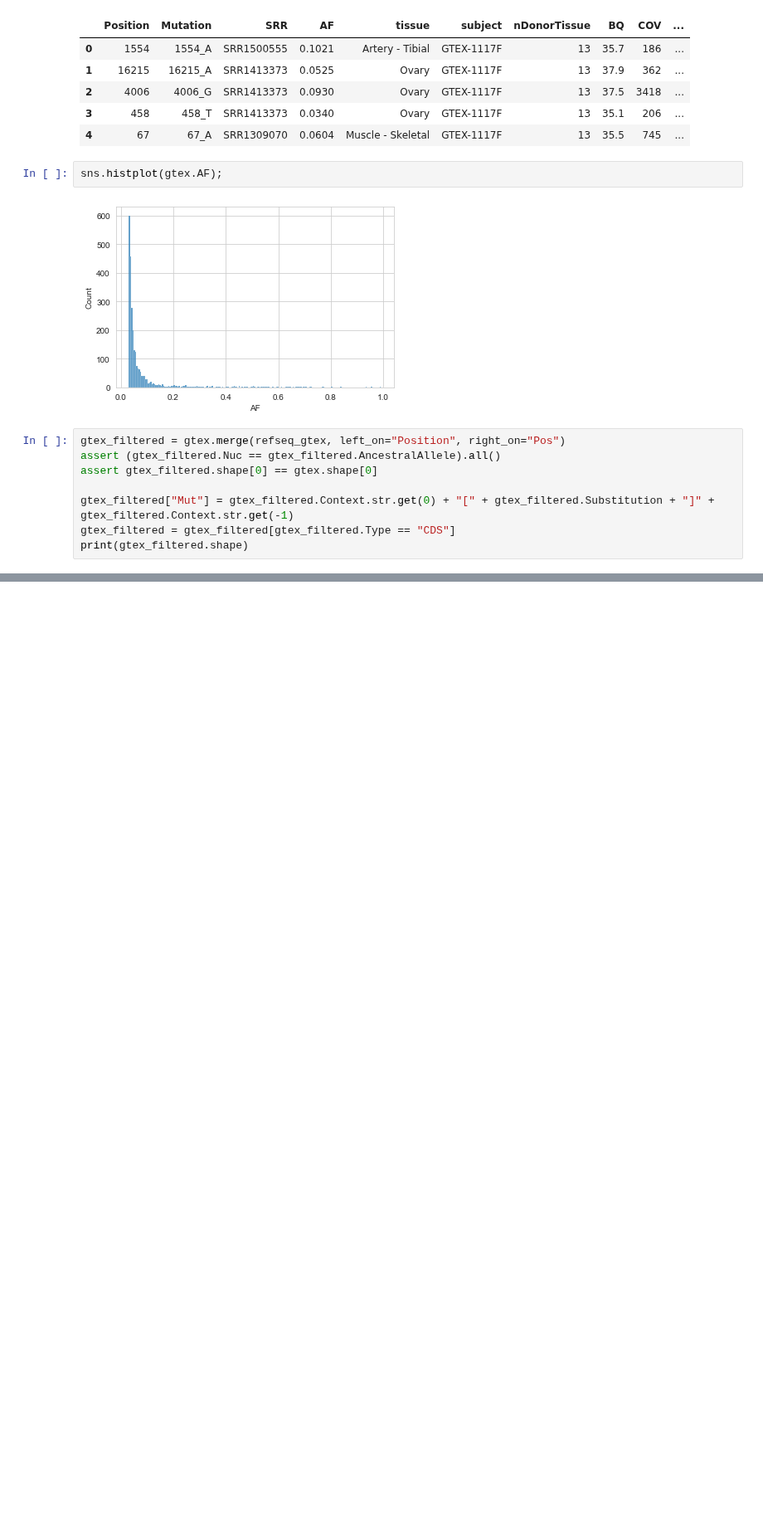
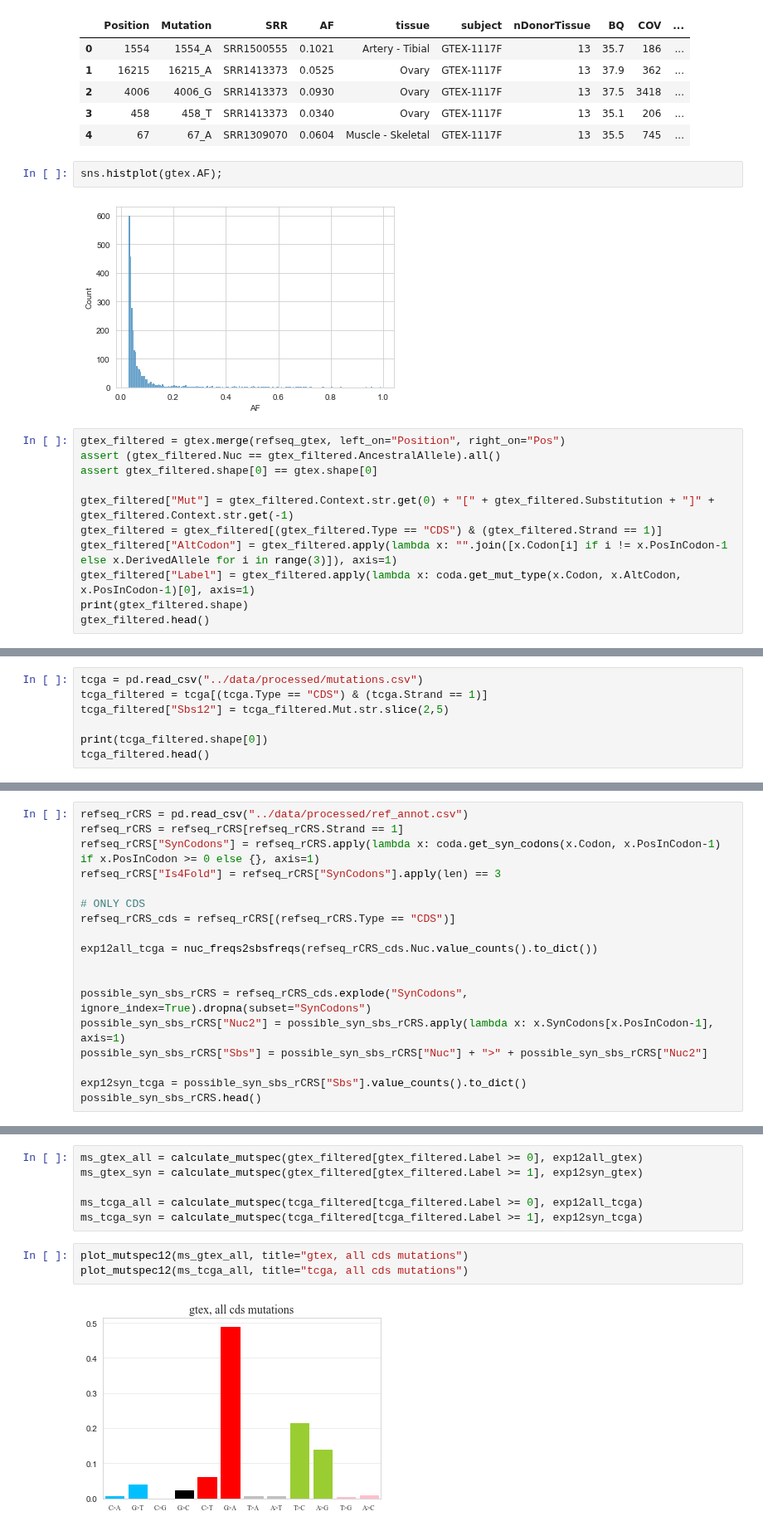
Before and after one commit to mitoclub/mtdnaMutSpecOfCancers, a Jupyter notebook: notebooks/stem_workers.ipynb, the cells around one changed output, grey strips where cells are left out. Shown at 83% size. Drawn from its saved outputs; the diff is of its cells as text; blank space fills up the shorter version.

Commit message:
tcga vs gtex

```diff
--- a/notebooks/stem_workers.ipynb
+++ b/notebooks/stem_workers.ipynb
@@ -64,6 +83,9 @@ assert (gtex_filtered.Nuc == gtex_filtered.AncestralAllele).all()
 assert gtex_filtered.shape[0] == gtex.shape[0]
 
 gtex_filtered["Mut"] = gtex_filtered.Context.str.get(0) + "[" + gtex_filtered.Substitution + "]" + gtex_filtered.Context.str.get(-1)
-gtex_filtered = gtex_filtered[gtex_filtered.Type == "CDS"]
+gtex_filtered = gtex_filtered[(gtex_filtered.Type == "CDS") & (gtex_filtered.Strand == 1)]
+gtex_filtered["AltCodon"] = gtex_filtered.apply(lambda x: "".join([x.Codon[i] if i != x.PosInCodon-1 else x.DerivedAllele for i in range(3)]), axis=1)
+gtex_filtered["Label"] = gtex_filtered.apply(lambda x: coda.get_mut_type(x.Codon, x.AltCodon, x.PosInCodon-1)[0], axis=1)
 print(gtex_filtered.shape)
+gtex_filtered.head()
 # %% [output]
@@ -82,0 +125,7 @@ gtex_filtered.head()
+# %%
+tcga = pd.read_csv("../data/processed/mutations.csv")
+tcga_filtered = tcga[(tcga.Type == "CDS") & (tcga.Strand == 1)]
+tcga_filtered["Sbs12"] = tcga_filtered.Mut.str.slice(2,5)
+
+print(tcga_filtered.shape[0])
+tcga_filtered.head()
@@ -82,0 +140,18 @@ gtex_filtered.head()
+# %%
+refseq_rCRS = pd.read_csv("../data/processed/ref_annot.csv")
+refseq_rCRS = refseq_rCRS[refseq_rCRS.Strand == 1]
+refseq_rCRS["SynCodons"] = refseq_rCRS.apply(lambda x: coda.get_syn_codons(x.Codon, x.PosInCodon-1) if x.PosInCodon >= 0 else {}, axis=1)
+refseq_rCRS["Is4Fold"] = refseq_rCRS["SynCodons"].apply(len) == 3
+
+# ONLY CDS
+refseq_rCRS_cds = refseq_rCRS[(refseq_rCRS.Type == "CDS")]
+
+exp12all_tcga = nuc_freqs2sbsfreqs(refseq_rCRS_cds.Nuc.value_counts().to_dict())
+
+
+possible_syn_sbs_rCRS = refseq_rCRS_cds.explode("SynCodons", ignore_index=True).dropna(subset="SynCodons")
+possible_syn_sbs_rCRS["Nuc2"] = possible_syn_sbs_rCRS.apply(lambda x: x.SynCodons[x.PosInCodon-1], axis=1)
+possible_syn_sbs_rCRS["Sbs"] = possible_syn_sbs_rCRS["Nuc"] + ">" + possible_syn_sbs_rCRS["Nuc2"]
+
+exp12syn_tcga = possible_syn_sbs_rCRS["Sbs"].value_counts().to_dict()
+possible_syn_sbs_rCRS.head()
@@ -86,0 +171,11 @@ plot_mutspec12(calculate_mutspec(gtex_filtered, exp12["all"]), ticksize=11, font
+# %%
+ms_gtex_all = calculate_mutspec(gtex_filtered[gtex_filtered.Label >= 0], exp12all_gtex)
+ms_gtex_syn = calculate_mutspec(gtex_filtered[gtex_filtered.Label >= 1], exp12syn_gtex)
+
+ms_tcga_all = calculate_mutspec(tcga_filtered[tcga_filtered.Label >= 0], exp12all_tcga)
+ms_tcga_syn = calculate_mutspec(tcga_filtered[tcga_filtered.Label >= 1], exp12syn_tcga)
+# %%
+plot_mutspec12(ms_gtex_all, title="gtex, all cds mutations")
+plot_mutspec12(ms_tcga_all, title="tcga, all cds mutations")
+# %% [output]
+[figure, added]
```
Also changed, not shown: parts of 27 cells of this notebook, 2 other files.
